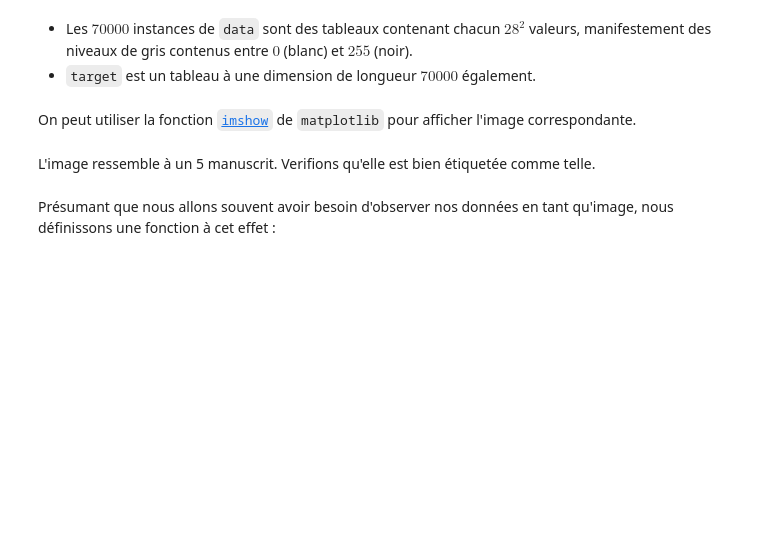
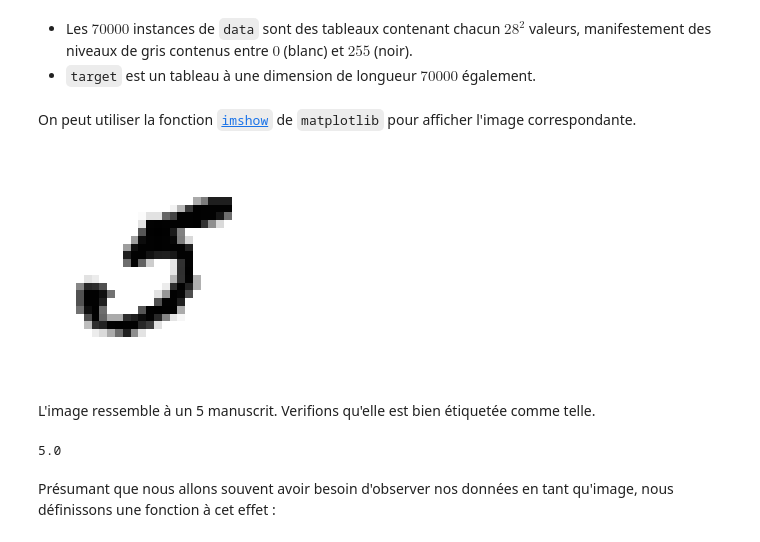
Before and after one commit to Cedric-M/Machine-Learning, a Jupyter notebook: WS 3.1 - Machine Learning.ipynb, the cells around one changed output. Saved outputs shown, nothing was run; the diff lists cells and outputs as text; code cells hidden in the pictures; blank space fills up the shorter version.

```diff
--- a/WS 3.1 - Machine Learning.ipynb
+++ b/WS 3.1 - Machine Learning.ipynb
@@ -96,14 +133,16 @@ On peut utiliser la fonction [`imshow`](https://matplotlib.org/api/_as_gen/matpl
 # %%
 %matplotlib inline
 import matplotlib
 import matplotlib.pyplot as plt
 
 some_digit_image = some_digit.reshape(28, 28)
 plt.imshow(some_digit_image, cmap = matplotlib.cm.binary,
            interpolation="nearest")
 plt.axis("off")
 
-save_fig("some_digit_plot")
+#save_fig("some_digit_plot")
 plt.show()
+# %% [output]
+[figure, added]
 # %% [markdown]
 L'image ressemble à un 5 manuscrit. Verifions qu'elle est bien étiquetée comme telle.
@@ -113,2 +149,6 @@ L'image ressemble à un 5 manuscrit. Verifions qu'elle est bien étiquetée comm
+# %%
+y[36000]
+# %% [output]
+5.0
 # %% [markdown]
 Présumant que nous allons souvent avoir besoin d'observer nos données en tant qu'image, nous définissons une fonction à cet effet :
```
Also changed, not shown: parts of 34 cells of this notebook.
